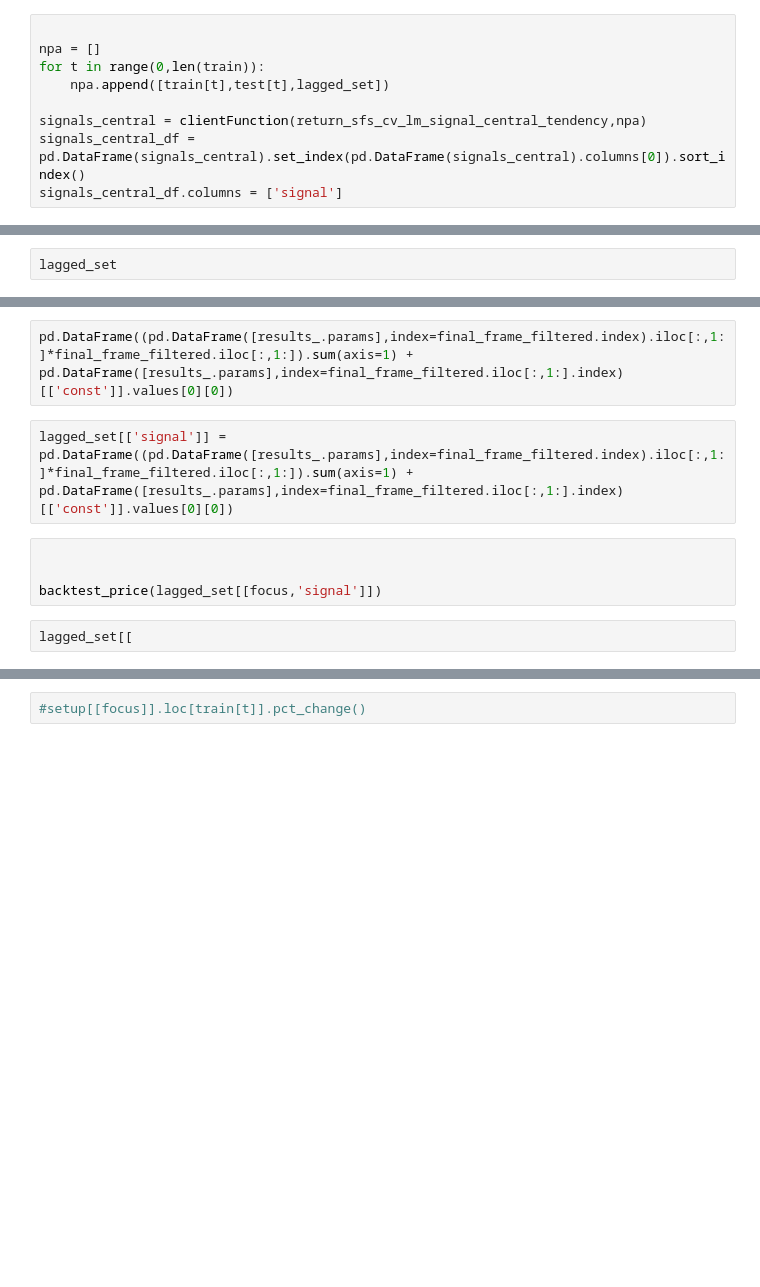
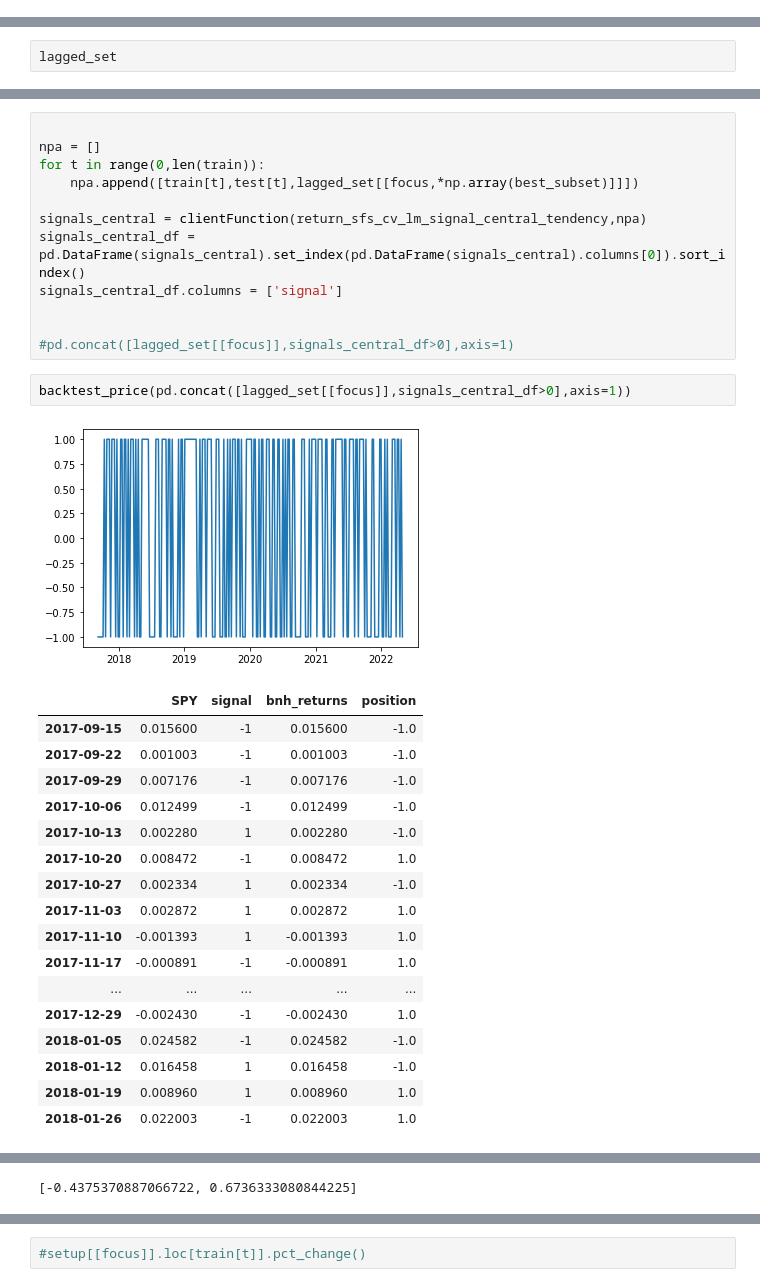
Before and after one commit to webclinic017/Python-Stock-1, a Jupyter notebook: code/Screener/code/AnalyzeSP1500.ipynb, the cells around one changed output, grey strips where cells are left out. Cells and saved outputs as stored; diff of their text form; blank space fills up the shorter version.

```diff
--- a/code/Screener/code/AnalyzeSP1500.ipynb
+++ b/code/Screener/code/AnalyzeSP1500.ipynb
@@ -886,9 +984,0 @@ Index(['VHT', 'VNQ'], dtype='object', name='Symbol')
-# %%
-
-npa = []
-for t in range(0,len(train)):
-    npa.append([train[t],test[t],lagged_set])
-
-signals_central = clientFunction(return_sfs_cv_lm_signal_central_tendency,npa)
-signals_central_df = pd.DataFrame(signals_central).set_index(pd.DataFrame(signals_central).columns[0]).sort_index()
-signals_central_df.columns = ['signal']
@@ -1244,11 +1067,34 @@ print(results_.summary())
 #return([pd.to_datetime(train_rows[-1]),signal])
-# %%
-pd.DataFrame((pd.DataFrame([results_.params],index=final_frame_filtered.index).iloc[:,1:]*final_frame_filtered.iloc[:,1:]).sum(axis=1) + pd.DataFrame([results_.params],index=final_frame_filtered.iloc[:,1:].index)[['const']].values[0][0])
-# %%
-lagged_set[['signal']] = pd.DataFrame((pd.DataFrame([results_.params],index=final_frame_filtered.index).iloc[:,1:]*final_frame_filtered.iloc[:,1:]).sum(axis=1) + pd.DataFrame([results_.params],index=final_frame_filtered.iloc[:,1:].index)[['const']].values[0][0])
 # %%
 
+npa = []
+for t in range(0,len(train)):
+    npa.append([train[t],test[t],lagged_set[[focus,*np.array(best_subset)]]])
 
-backtest_price(lagged_set[[focus,'signal']])
+signals_central = clientFunction(return_sfs_cv_lm_signal_central_tendency,npa)
+signals_central_df = pd.DataFrame(signals_central).set_index(pd.DataFrame(signals_central).columns[0]).sort_index()
+signals_central_df.columns = ['signal']
+
+
+#pd.concat([lagged_set[[focus]],signals_central_df>0],axis=1)
-# %%
-lagged_set[[
+# %%
+backtest_price(pd.concat([lagged_set[[focus]],signals_central_df>0],axis=1))
+# %% [output]
+[figure, added]
+|  | SPY | signal | bnh_returns | position |
+| 2017-09-15 | 0.015600 | -1 | 0.015600 | -1.0 |
+| 2017-09-22 | 0.001003 | -1 | 0.001003 | -1.0 |
+| 2017-09-29 | 0.007176 | -1 | 0.007176 | -1.0 |
+| 2017-10-06 | 0.012499 | -1 | 0.012499 | -1.0 |
+| 2017-10-13 | 0.002280 | 1 | 0.002280 | -1.0 |
+| 2017-10-20 | 0.008472 | -1 | 0.008472 | 1.0 |
+| 2017-10-27 | 0.002334 | 1 | 0.002334 | -1.0 |
+| 2017-11-03 | 0.002872 | 1 | 0.002872 | 1.0 |
+| 2017-11-10 | -0.001393 | 1 | -0.001393 | 1.0 |
+| 2017-11-17 | -0.000891 | -1 | -0.000891 | 1.0 |
+| ... | ... | ... | ... | ... |
+| 2017-12-29 | -0.002430 | -1 | -0.002430 | 1.0 |
+| 2018-01-05 | 0.024582 | -1 | 0.024582 | -1.0 |
+| 2018-01-12 | 0.016458 | 1 | 0.016458 | -1.0 |
+| 2018-01-19 | 0.008960 | 1 | 0.008960 | 1.0 |
+| 2018-01-26 | 0.022003 | -1 | 0.022003 | 1.0 |
@@ -1254,0 +1130 @@ lagged_set[[
+[-0.4375370887066722, 0.6736333080844225]
```
Also changed, not shown: parts of 12 cells of this notebook.
